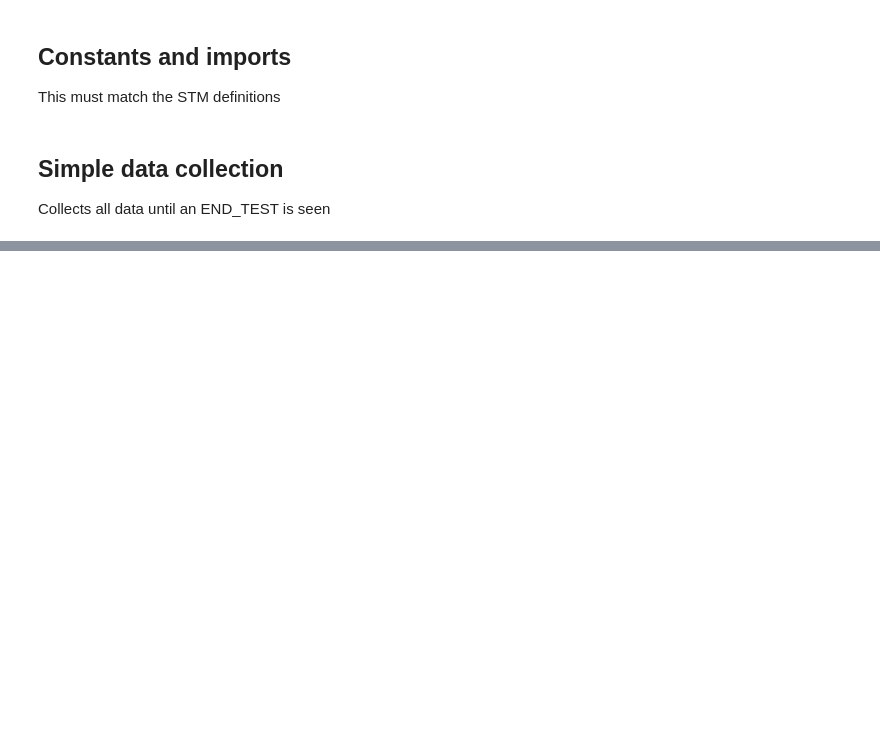
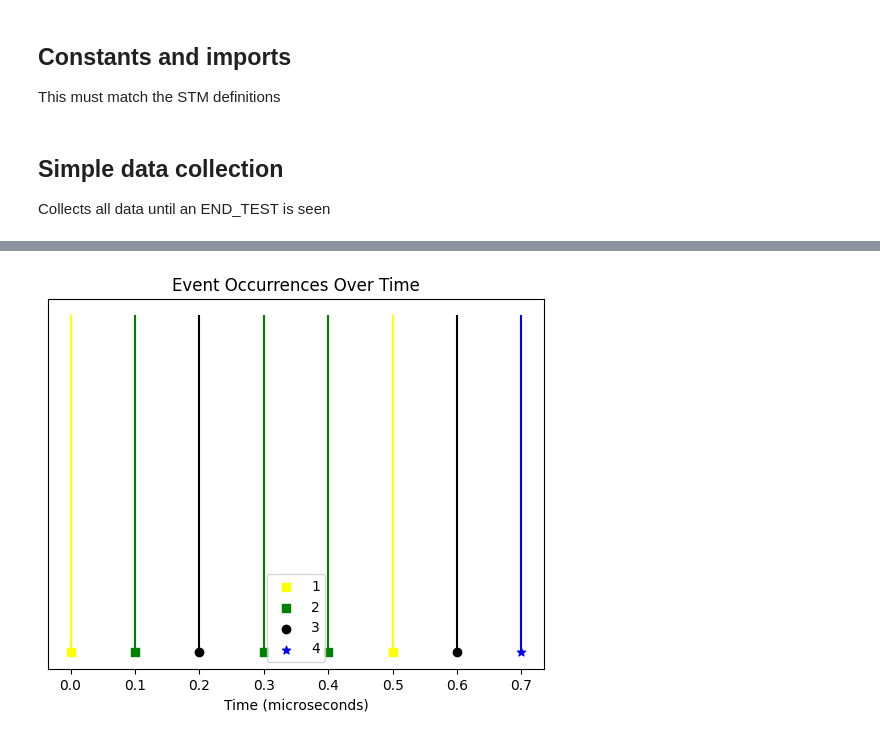
Before and after one commit to Beer-Pong-Sentinel/TimingTestClient, a Jupyter notebook: TimingClient.ipynb, the cells around one changed output, grey strips where cells are left out. Cells and saved outputs as stored; diff of their text form; code cells hidden in the pictures; blank space fills up the shorter version.

```diff
--- a/TimingClient.ipynb
+++ b/TimingClient.ipynb
@@ -132,0 +118,29 @@ here
+# %%
+# Define colors and markers for each identifier category
+styles = {
+    START_TEST: {"color": "blue", "marker": "*"},
+    END_TEST: {"color": "red", "marker": "*"},
+    BEFORE_SOLENOID: {"color": "yellow", "marker": "s"},
+    AFTER_SOLENOID: {"color": "green", "marker": "s"},
+    BEAM_READ: {"color": "black", "marker": "o"}
+}
+
+# Plot each point as a vertical line on the x-axis
+for identifier, time_micro in zip(identifiers, time_micros):
+    style = styles.get(identifier, styles[identifier])
+    plt.plot([time_micro, time_micro], [0, 1], color=style["color"])
+    plt.scatter(time_micro, 0, color=style["color"], marker=style["marker"], label=identifier if identifier not in plt.gca().get_legend_handles_labels()[1] else "")
+
+# Adding labels and title
+plt.xlabel('Time (microseconds)')
+plt.yticks([])  # Hide y-axis
+plt.title('Event Occurrences Over Time')
+
+# Remove duplicate labels
+handles, labels = plt.gca().get_legend_handles_labels()
+by_label = dict(zip(labels, handles))
+plt.legend(by_label.values(), by_label.keys())
+
+plt.show()
+# %% [output]
+[figure, added]
```
Also changed, not shown: parts of 4 cells of this notebook.
